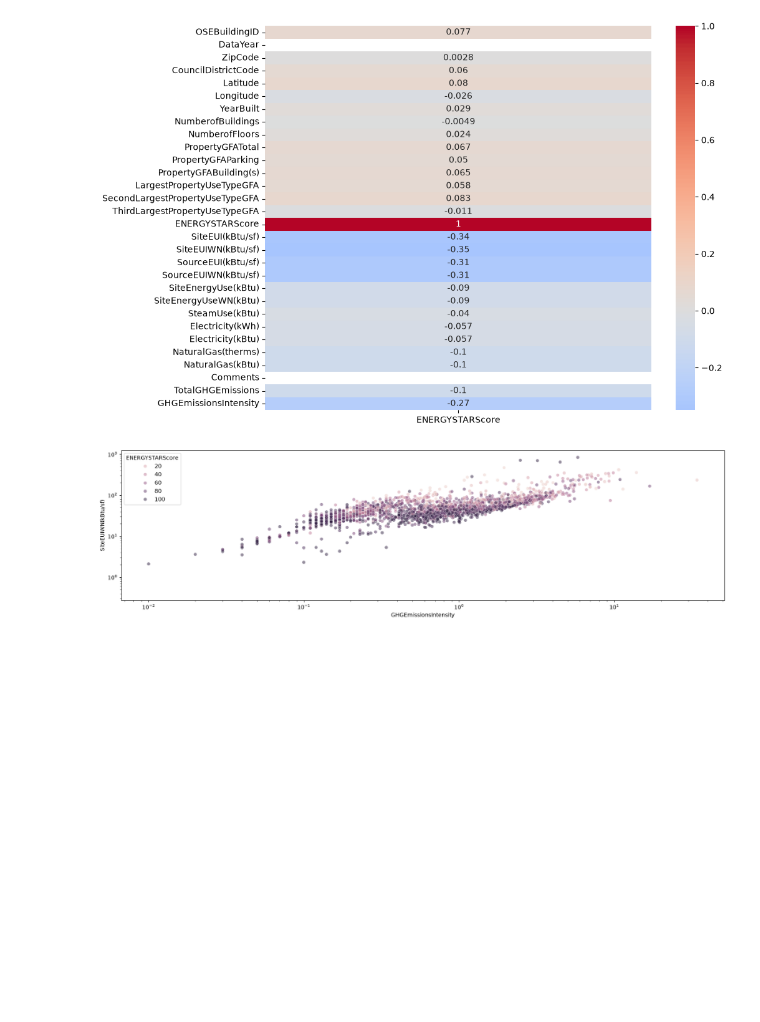
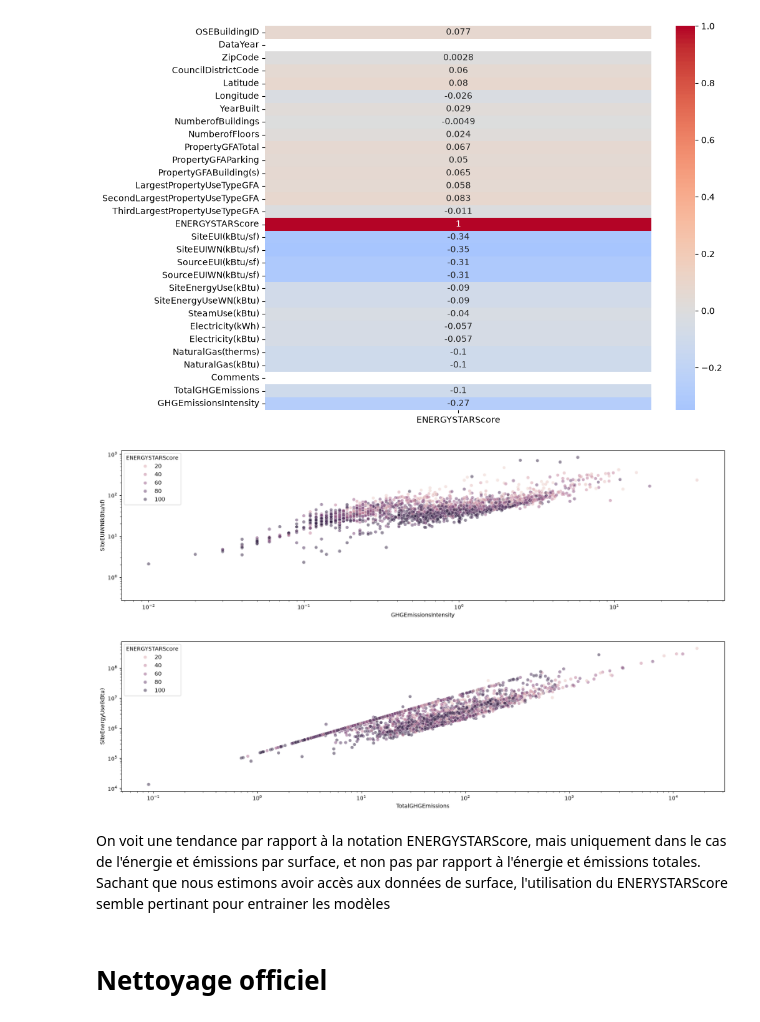
Before and after one commit to Leozmee/Seattle-Electricity-Prediction, a Jupyter notebook: analyse_exploratoire.ipynb, the cells around one changed output. Cells and saved outputs as stored; diff of their text form; code cells hidden in the pictures; blank space fills up the shorter version.

Commit message:
Nettoyage officiel du dataset

```diff
--- a/analyse_exploratoire.ipynb
+++ b/analyse_exploratoire.ipynb
@@ -254,3 +464,19 @@ plt.yscale('log')
 plt.show()
 # %% [output]
 [figure]
+# %%
+# visualisation du score ENERGYSTAR par rapport à l'énergie consommée et les émissions de GES
+
+plt.figure(figsize=(20, 5))
+
+sns.scatterplot(data=df_tri3, x='TotalGHGEmissions', y='SiteEnergyUse(kBtu)', hue='ENERGYSTARScore',alpha=0.5)
+plt.xscale('log')
+plt.yscale('log')
+
+plt.show()
+# %% [output]
+[figure, added]
+# %% [markdown]
+On voit une tendance par rapport à la notation ENERGYSTARScore, mais uniquement dans le cas de l'énergie et émissions par surface, et non pas par rapport à l'énergie et émissions totales. Sachant que nous estimons avoir accès aux données de surface, l'utilisation du ENERYSTARScore semble pertinant pour entrainer les modèles
+# %% [markdown]
+# Nettoyage officiel
```
Also changed, not shown: parts of 11 cells of this notebook.
